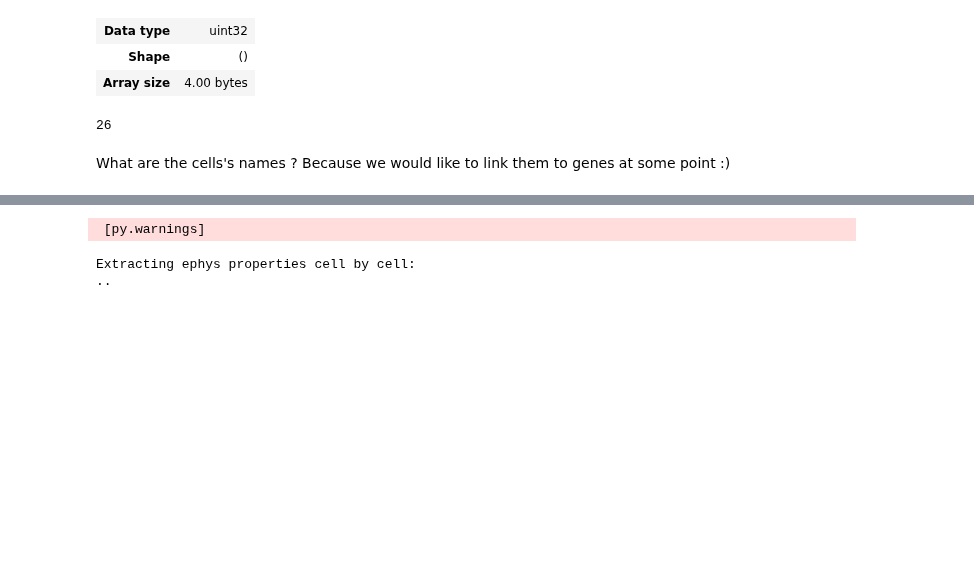
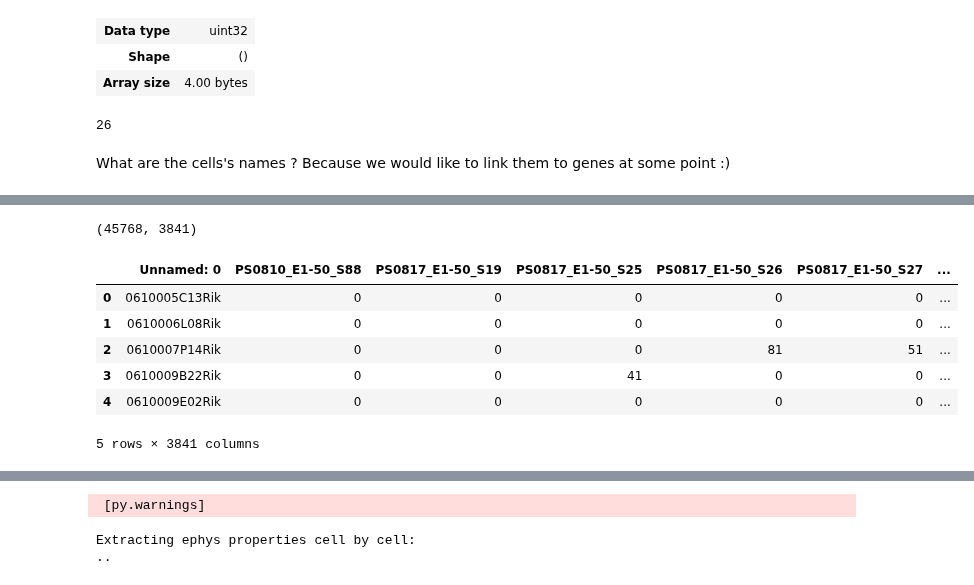
Before and after one commit to berenslab/hh_sbi, a Jupyter notebook: code/preprocess.ipynb, the cells around one changed output, grey strips where cells are left out. Cells and saved outputs as stored; diff of their text form; code cells hidden in the pictures; blank space fills up the shorter version.

```diff
--- a/code/preprocess.ipynb
+++ b/code/preprocess.ipynb
@@ -262,0 +261,3 @@ from dataset import load_bioarxiv_dataset,partitions, Datagen
+# %%
+df_genes = pd.read_csv('../data/Gouwens (2020)/20200513_Mouse_PatchSeq_Release_count.csv')
+v1_meta = pd.read_csv('../data/Gouwens (2020)/20200625_patchseq_metadata_mouse.csv')
@@ -262,0 +313,14 @@ from dataset import load_bioarxiv_dataset,partitions, Datagen
+# %%
+df_genes.shape
+# %% [output]
+(45768, 3841)
+# %%
+df_genes.head()
+# %% [output]
+|  | Unnamed: 0 | PS0810_E1-50_S88 | PS0817_E1-50_S19 | PS0817_E1-50_S25 | PS0817_E1-50_S26 | PS0817_E1-50_S27 | ... |
+| 0 | 0610005C13Rik | 0 | 0 | 0 | 0 | 0 | ... |
+| 1 | 0610006L08Rik | 0 | 0 | 0 | 0 | 0 | ... |
+| 2 | 0610007P14Rik | 0 | 0 | 0 | 81 | 51 | ... |
+| 3 | 0610009B22Rik | 0 | 0 | 41 | 0 | 0 | ... |
+| 4 | 0610009E02Rik | 0 | 0 | 0 | 0 | 0 | ... |
+5 rows × 3841 columns
```
Also changed, not shown: parts of 12 cells of this notebook, 3 other files.
